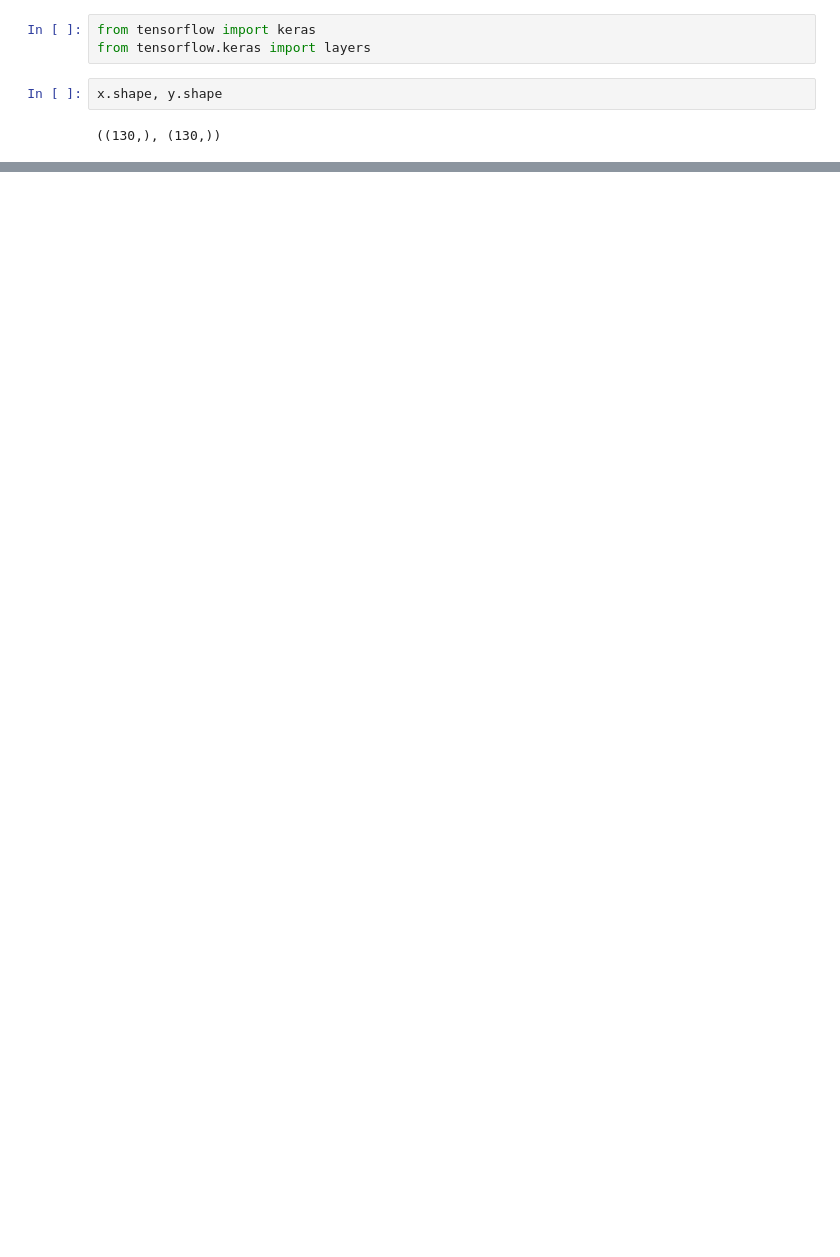
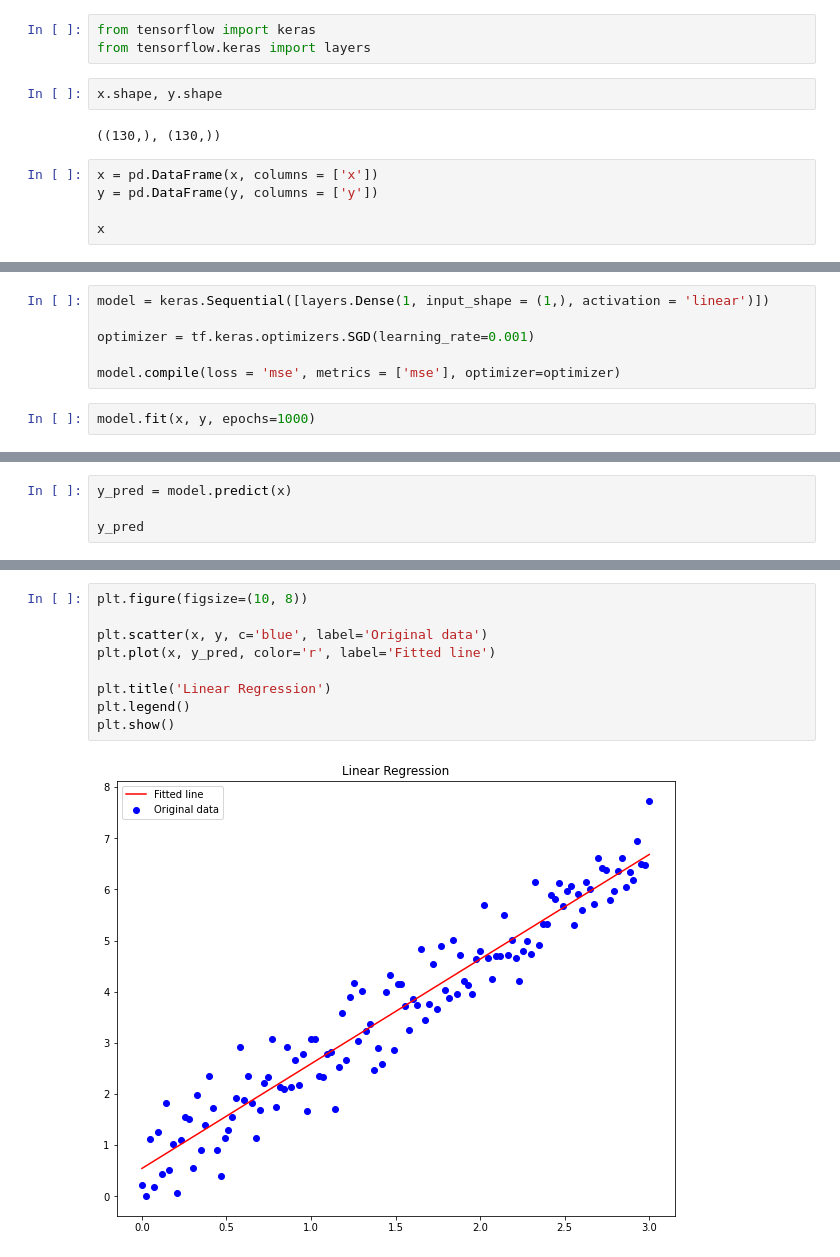
Before and after one commit to axperez/TensorFlow2.0, a Jupyter notebook: SimpleLinearRegression.ipynb, the cells around one changed output, grey strips where cells are left out. Saved outputs shown, nothing was run; the diff lists cells and outputs as text; blank space fills up the shorter version.

Commit message:
Finishing simple linear model

```diff
--- a/SimpleLinearRegression.ipynb
+++ b/SimpleLinearRegression.ipynb
@@ -126,3 +126,8 @@ from tensorflow.keras import layers
 x.shape, y.shape
 # %% [output]
 ((130,), (130,))
+# %%
+x = pd.DataFrame(x, columns = ['x'])
+y = pd.DataFrame(y, columns = ['y'])
+
+x
@@ -128,0 +164,8 @@ x.shape, y.shape
+# %%
+model = keras.Sequential([layers.Dense(1, input_shape = (1,), activation = 'linear')])
+
+optimizer = tf.keras.optimizers.SGD(learning_rate=0.001)
+
+model.compile(loss = 'mse', metrics = ['mse'], optimizer=optimizer)
+# %%
+model.fit(x, y, epochs=1000)
@@ -128,0 +191,4 @@ x.shape, y.shape
+# %%
+y_pred = model.predict(x)
+
+y_pred
@@ -128,0 +213,11 @@ x.shape, y.shape
+# %%
+plt.figure(figsize=(10, 8))
+
+plt.scatter(x, y, c='blue', label='Original data')
+plt.plot(x, y_pred, color='r', label='Fitted line')
+
+plt.title('Linear Regression')
+plt.legend()
+plt.show()
+# %% [output]
+[figure, added]
```
Also changed, not shown: parts of 10 cells of this notebook.
